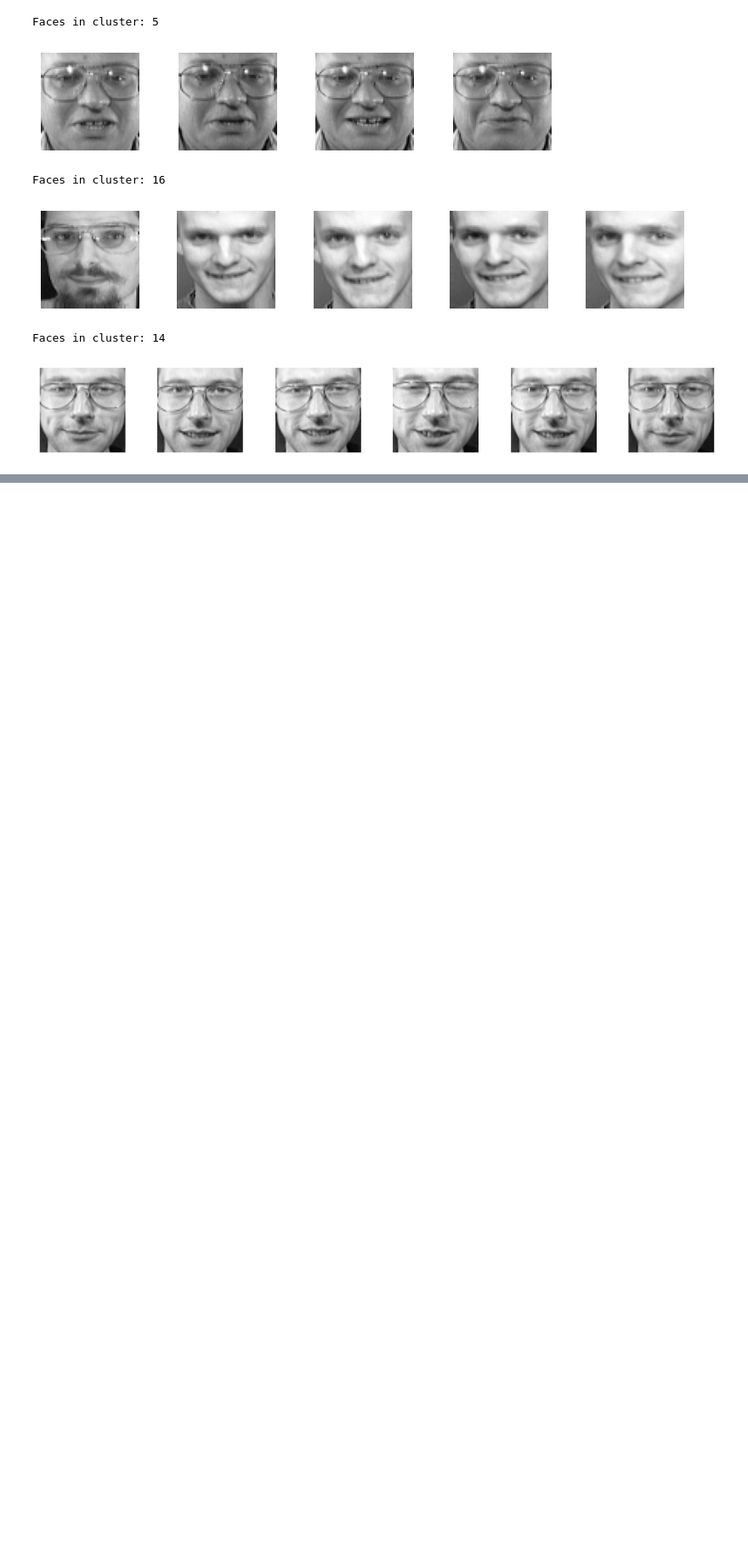
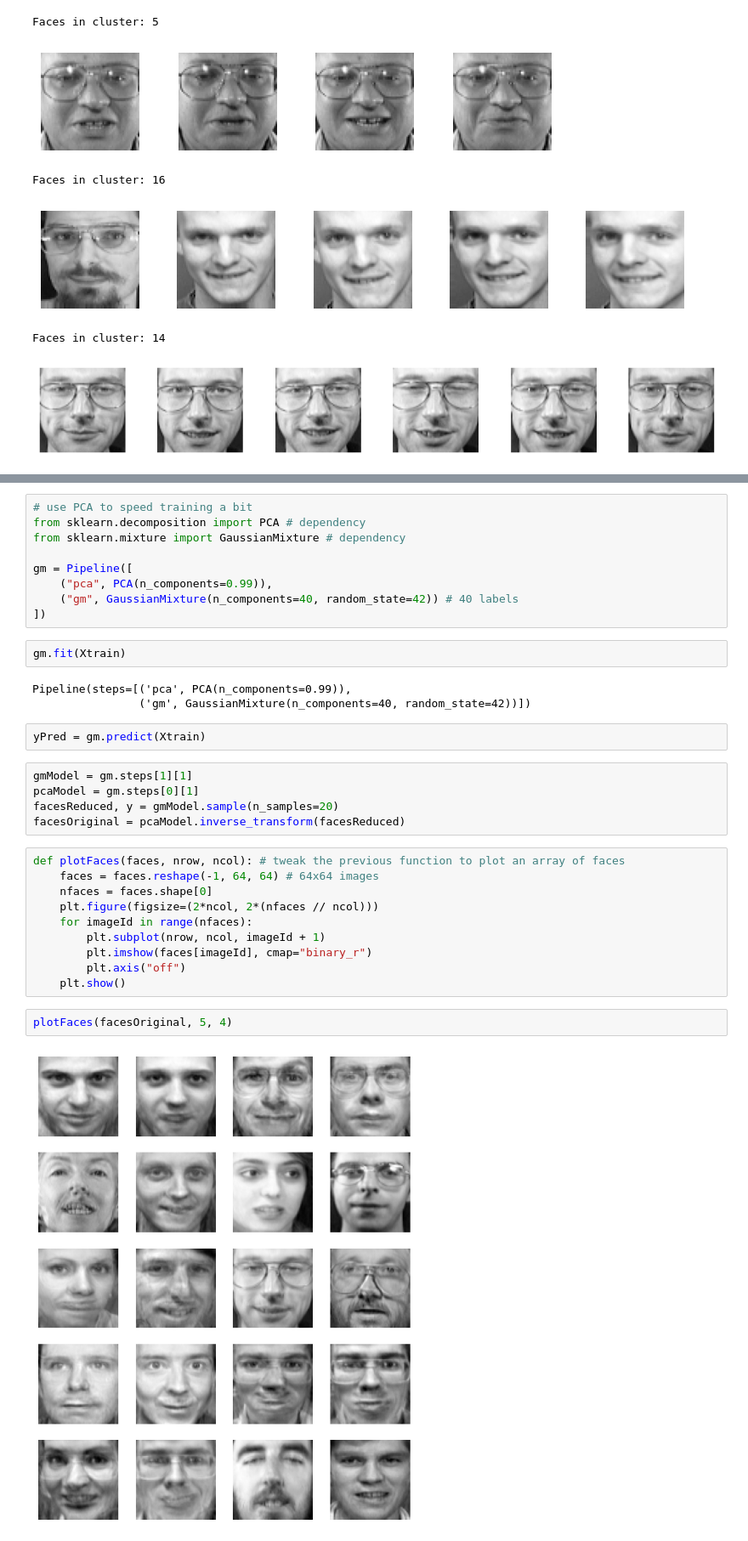
Before and after one commit to OrtizNicola/Faces-Unsupervised-Analysis, a Jupyter notebook: analysis.ipynb, the cells around one changed output, grey strips where cells are left out. Shown at 85% size. Cells and saved outputs as stored; diff of their text form; blank space fills up the shorter version.

Commit message:
add pca for outlier detect and a GM for sampling new faces

```diff
--- a/analysis.ipynb
+++ b/analysis.ipynb
@@ -207,0 +308,35 @@ Faces in cluster: 14
+# %%
+# use PCA to speed training a bit
+from sklearn.decomposition import PCA # dependency
+from sklearn.mixture import GaussianMixture # dependency
+
+gm = Pipeline([
+    ("pca", PCA(n_components=0.99)),
+    ("gm", GaussianMixture(n_components=40, random_state=42)) # 40 labels
+])
+# %%
+gm.fit(Xtrain)
+# %% [output]
+Pipeline(steps=[('pca', PCA(n_components=0.99)),
+                ('gm', GaussianMixture(n_components=40, random_state=42))])
+# %%
+yPred = gm.predict(Xtrain)
+# %%
+gmModel = gm.steps[1][1]
+pcaModel = gm.steps[0][1]
+facesReduced, y = gmModel.sample(n_samples=20)
+facesOriginal = pcaModel.inverse_transform(facesReduced)
+# %%
+def plotFaces(faces, nrow, ncol): # tweak the previous function to plot an array of faces
+    faces = faces.reshape(-1, 64, 64) # 64x64 images
+    nfaces = faces.shape[0]
+    plt.figure(figsize=(2*ncol, 2*(nfaces // ncol)))
+    for imageId in range(nfaces):
+        plt.subplot(nrow, ncol, imageId + 1)
+        plt.imshow(faces[imageId], cmap="binary_r")
+        plt.axis("off")
+    plt.show()
+# %%
+plotFaces(facesOriginal, 5, 4)
+# %% [output]
+[figure, added]
```
Also changed, not shown: parts of 25 cells of this notebook.
